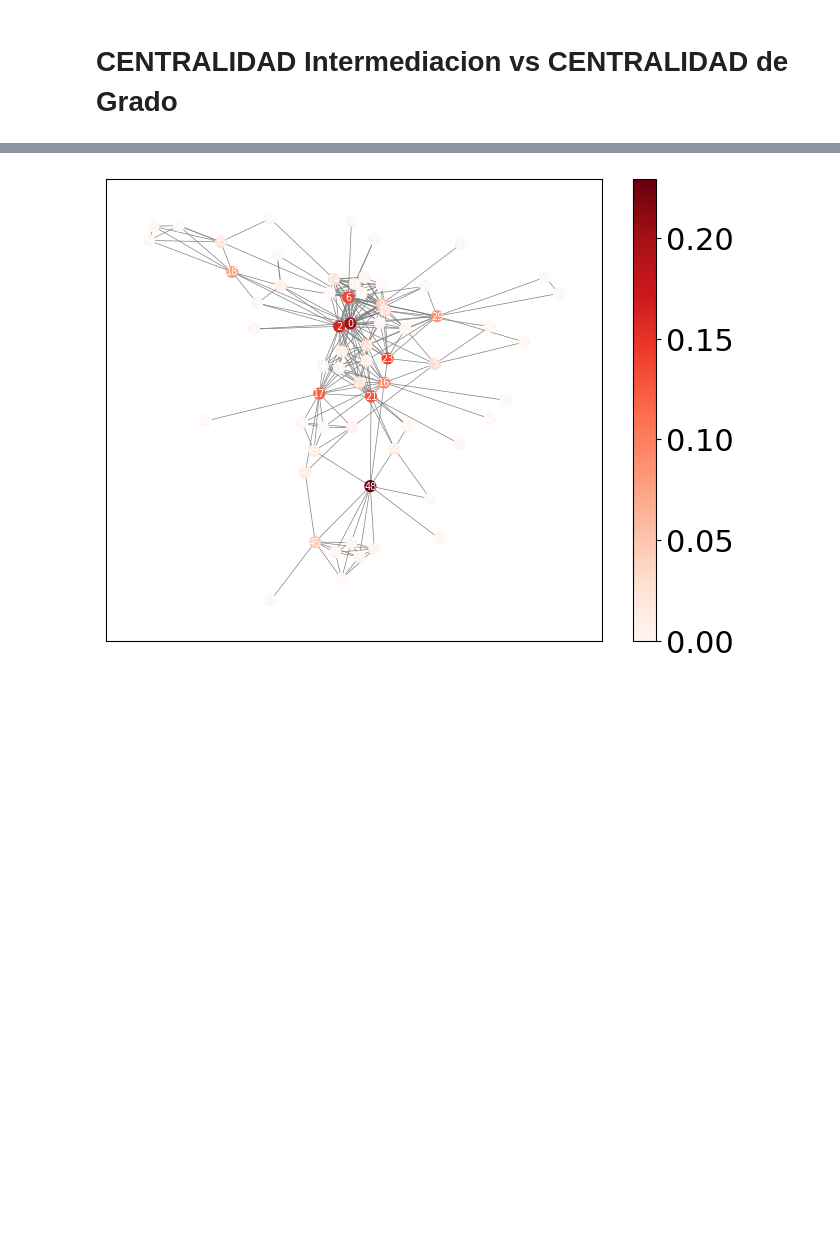
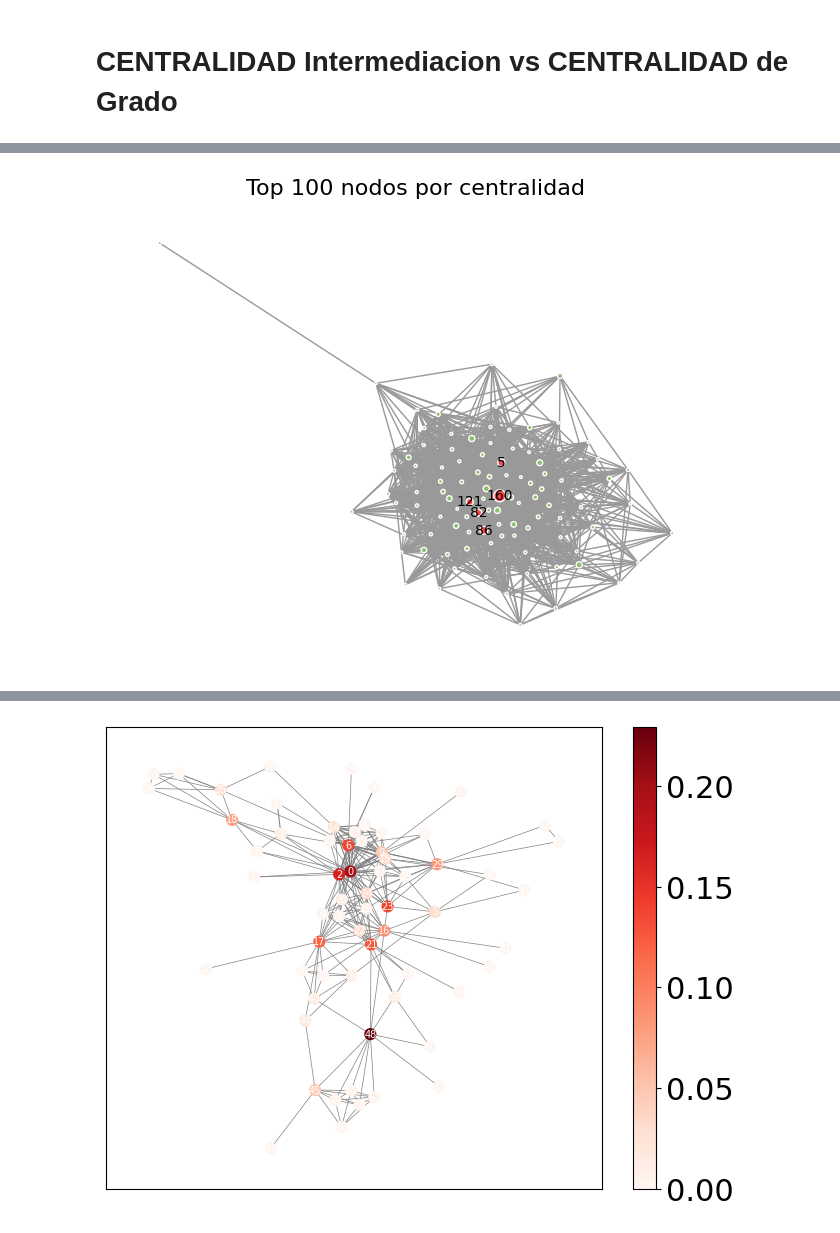
Before and after one commit to Grupo-12-DMCyT/Comparative-Analysis-in-Two-Human-Networks, a Jupyter notebook: c_analisis_centralidad.ipynb, the cells around one changed output, grey strips where cells are left out. Drawn from its saved outputs; the diff is of its cells as text; code cells hidden in the pictures; blank space fills up the shorter version.

```diff
--- a/c_analisis_centralidad.ipynb
+++ b/c_analisis_centralidad.ipynb
@@ -41,0 +124,2 @@ terr_centr_grado = nx.degree_centrality(terr)
+# %%
+pos = nx.fruchterman_reingold_layout(emailGiant)
@@ -41,0 +175,4 @@ terr_centr_grado = nx.degree_centrality(terr)
+# %%
+plot_top_central_nodes(emailGiant,nx.betweenness_centrality)
+# %% [output]
+[figure, added]
```
Also changed, not shown: parts of 7 cells of this notebook.
